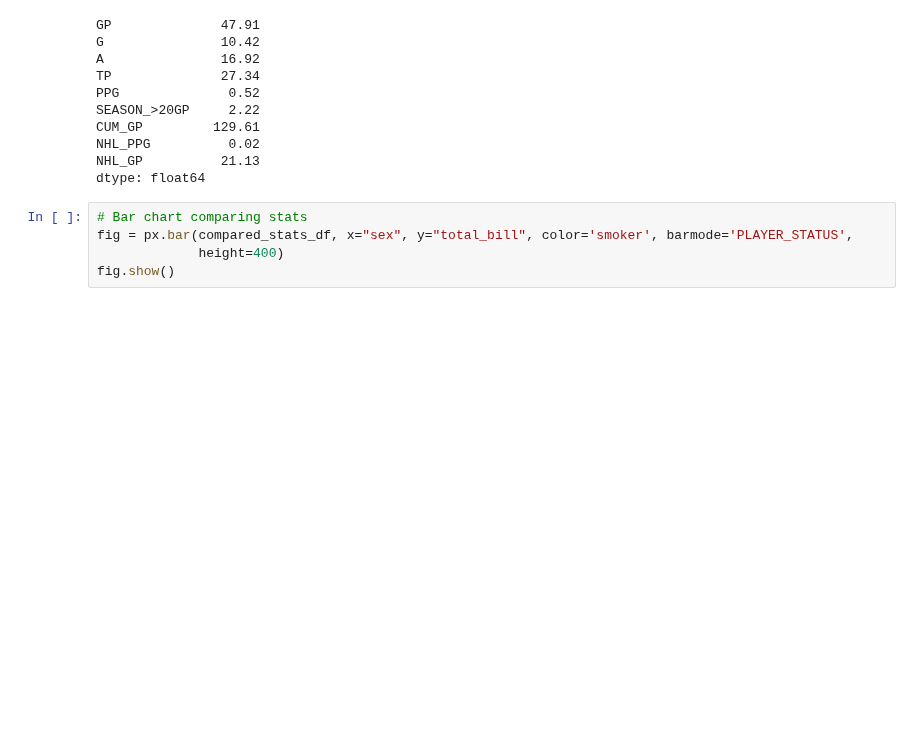
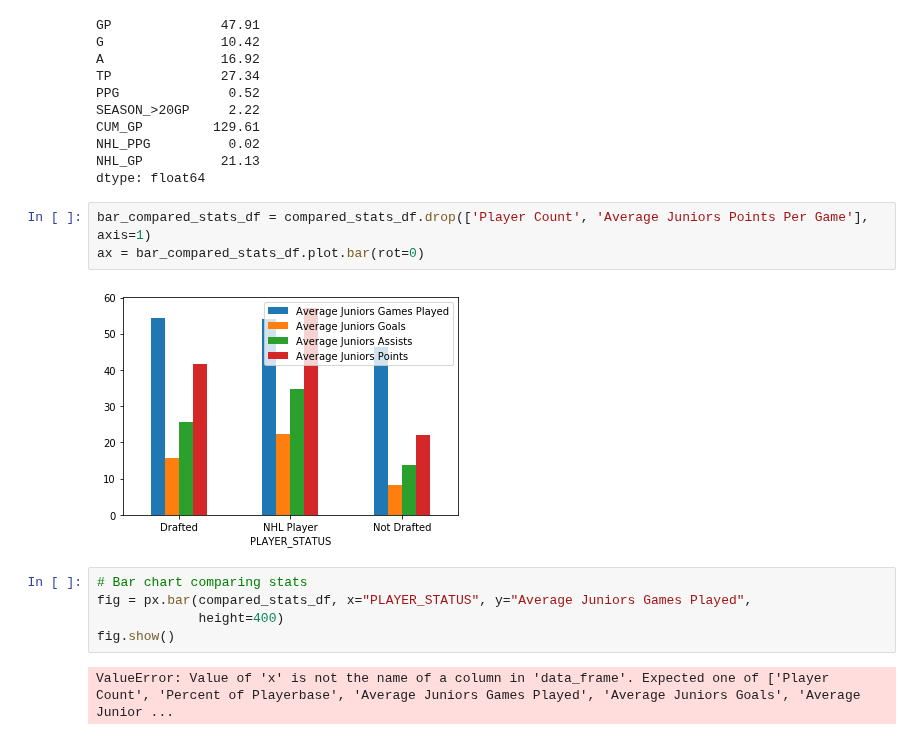
Before and after one commit to kstradinger/Junior-Hockey-Analysis, a Jupyter notebook: Juniors_analysis.ipynb, the cells around one changed output. Cells and saved outputs as stored; diff of their text form; blank space fills up the shorter version.

Commit message:
added a bar plot comparing stats of each group in entire juniors but the format is wonky, still working on ironing it out. This is probably the most important viz for the project so I want to nail it

```diff
--- a/Juniors_analysis.ipynb
+++ b/Juniors_analysis.ipynb
@@ -183,8 +183,15 @@ CUM_GP         129.61
 NHL_PPG          0.02
 NHL_GP          21.13
 dtype: float64
+# %%
+bar_compared_stats_df = compared_stats_df.drop(['Player Count', 'Average Juniors Points Per Game'], axis=1)
+ax = bar_compared_stats_df.plot.bar(rot=0)
+# %% [output]
+[figure, added]
 # %%
 # Bar chart comparing stats
-fig = px.bar(compared_stats_df, x="sex", y="total_bill", color='smoker', barmode='PLAYER_STATUS',
+fig = px.bar(compared_stats_df, x="PLAYER_STATUS", y="Average Juniors Games Played",
              height=400)
 fig.show()
+# %% [output]
+ValueError: Value of 'x' is not the name of a column in 'data_frame'. Expected one of ['Player Count', 'Percent of Playerbase', 'Average Juniors Games Played', 'Average Juniors Goals', 'Average Junior ...
```
